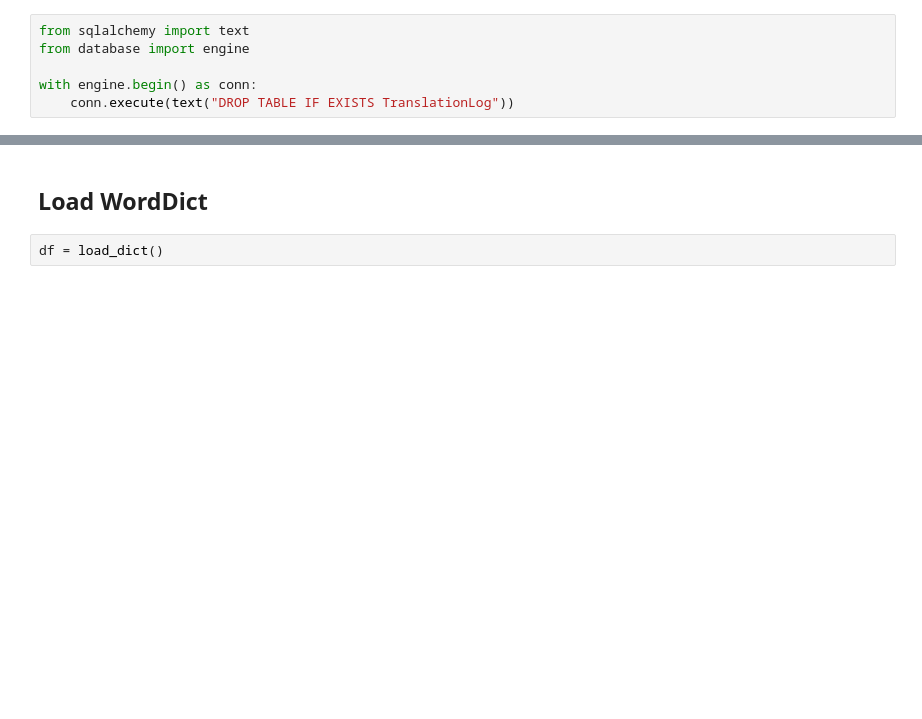
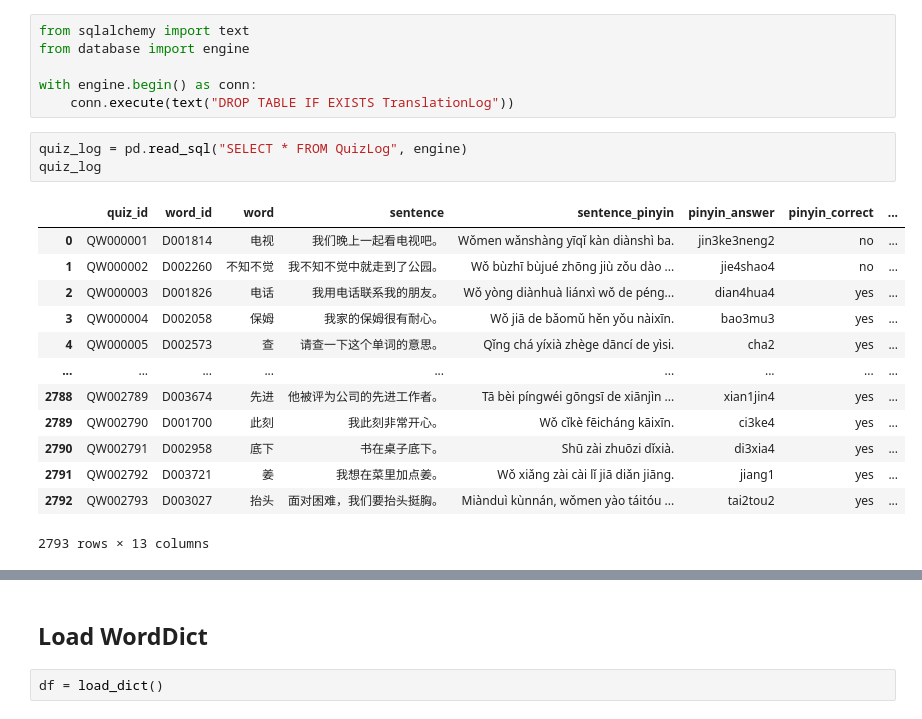
Before and after one commit to tuawong/GPT4LanguageLearning, a Jupyter notebook: notebook/SQLTest.ipynb, the cells around one changed output, grey strips where cells are left out. Saved outputs shown, nothing was run; the diff lists cells and outputs as text; blank space fills up the shorter version.

```diff
--- a/notebook/SQLTest.ipynb
+++ b/notebook/SQLTest.ipynb
@@ -19,3 +44,20 @@ from database import engine
 
 with engine.begin() as conn:
     conn.execute(text("DROP TABLE IF EXISTS TranslationLog"))
+# %%
+quiz_log = pd.read_sql("SELECT * FROM QuizLog", engine)
+quiz_log
+# %% [output]
+|  | quiz_id | word_id | word | sentence | sentence_pinyin | pinyin_answer | pinyin_correct | ... |
+| 0 | QW000001 | D001814 | 电视 | 我们晚上一起看电视吧。 | Wǒmen wǎnshàng yīqǐ kàn diànshì ba. | jin3ke3neng2 | no | ... |
+| 1 | QW000002 | D002260 | 不知不觉 | 我不知不觉中就走到了公园。 | Wǒ bùzhī bùjué zhōng jiù zǒu dào ... | jie4shao4 | no | ... |
+| 2 | QW000003 | D001826 | 电话 | 我用电话联系我的朋友。 | Wǒ yòng diànhuà liánxì wǒ de péng... | dian4hua4 | yes | ... |
+| 3 | QW000004 | D002058 | 保姆 | 我家的保姆很有耐心。 | Wǒ jiā de bǎomǔ hěn yǒu nàixīn. | bao3mu3 | yes | ... |
+| 4 | QW000005 | D002573 | 查 | 请查一下这个单词的意思。 | Qǐng chá yíxià zhège dāncí de yìsi. | cha2 | yes | ... |
+| ... | ... | ... | ... | ... | ... | ... | ... | ... |
+| 2788 | QW002789 | D003674 | 先进 | 他被评为公司的先进工作者。 | Tā bèi píngwéi gōngsī de xiānjìn ... | xian1jin4 | yes | ... |
+| 2789 | QW002790 | D001700 | 此刻 | 我此刻非常开心。 | Wǒ cǐkè fēicháng kāixīn. | ci3ke4 | yes | ... |
+| 2790 | QW002791 | D002958 | 底下 | 书在桌子底下。 | Shū zài zhuōzi dǐxià. | di3xia4 | yes | ... |
+| 2791 | QW002792 | D003721 | 姜 | 我想在菜里加点姜。 | Wǒ xiǎng zài cài lǐ jiā diǎn jiāng. | jiang1 | yes | ... |
+| 2792 | QW002793 | D003027 | 抬头 | 面对困难，我们要抬头挺胸。 | Miànduì kùnnán, wǒmen yào táitóu ... | tai2tou2 | yes | ... |
+2793 rows × 13 columns
```
Also changed, not shown: parts of 6 cells of this notebook, 3 other files.
